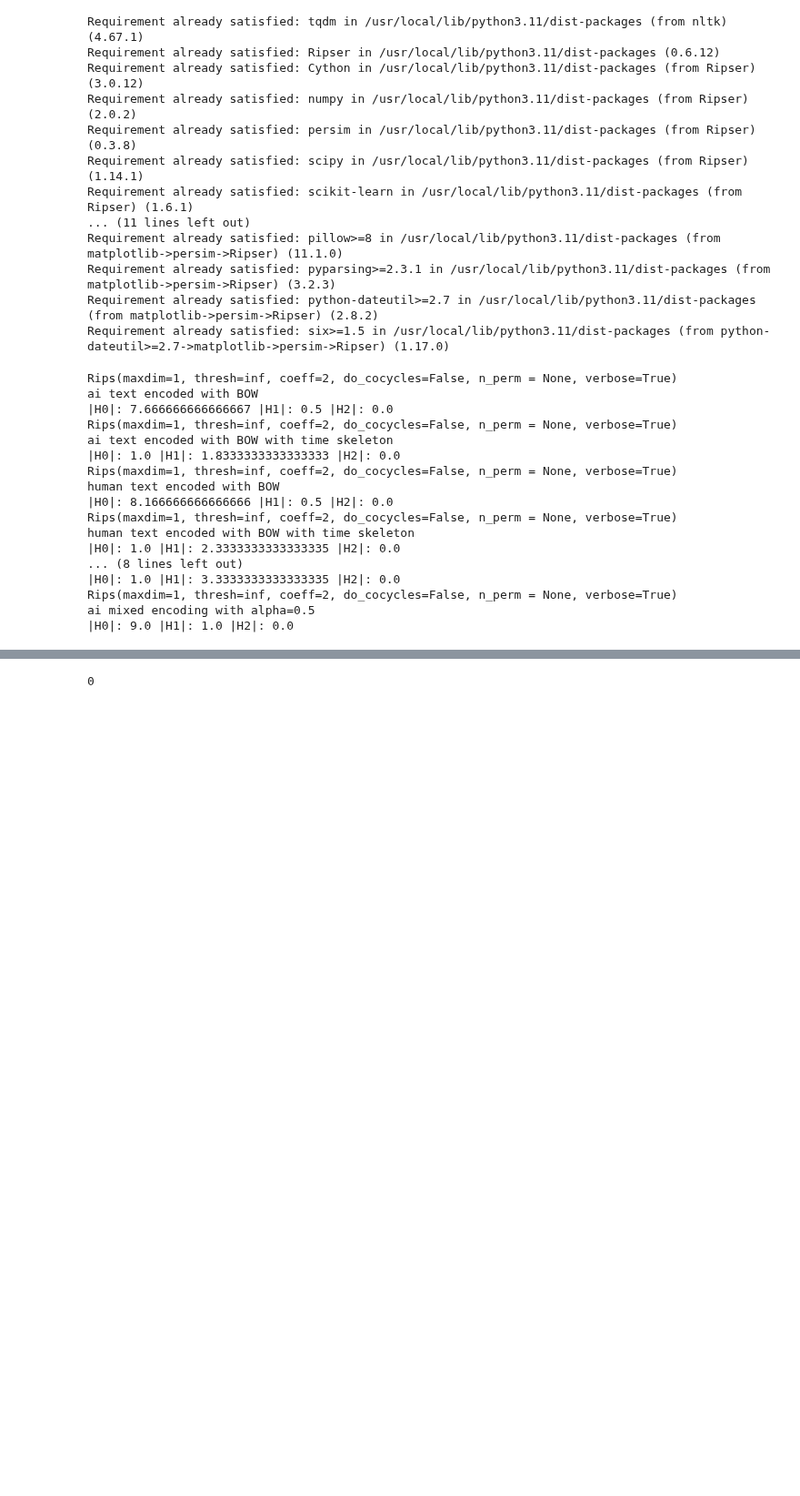
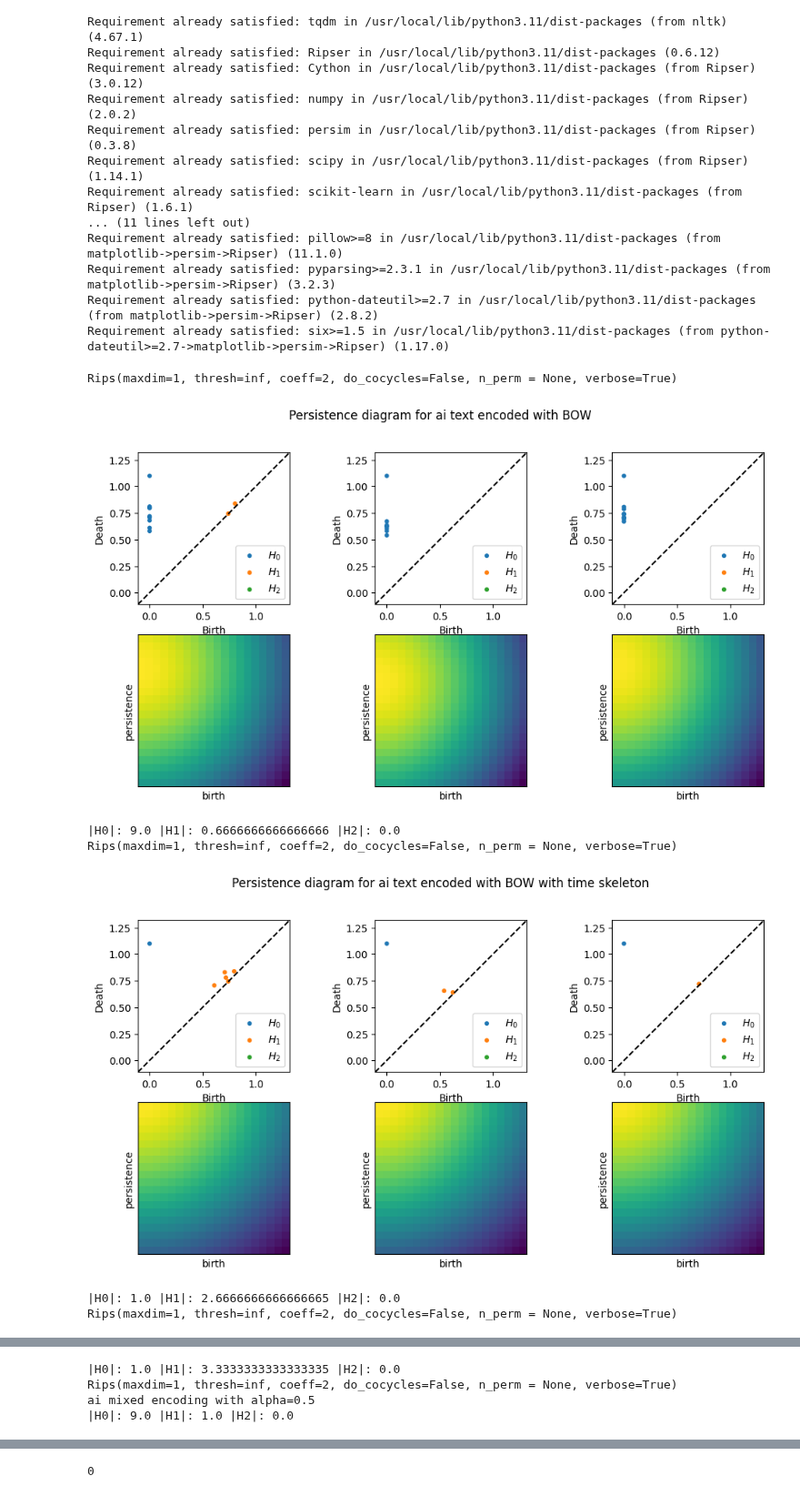
Before and after one commit to aguilin1/tda_ai_text_generation, a Jupyter notebook: tda_ai_text_detection.ipynb, the cells around one changed output, grey strips where cells are left out. Shown at 91% size. Cells and saved outputs as stored; diff of their text form; code cells hidden in the pictures; blank space fills up the shorter version.

Commit message:
Beginning of images (images not working)

```diff
--- a/tda_ai_text_detection.ipynb
+++ b/tda_ai_text_detection.ipynb
@@ -161,6 +161,13 @@ def print_sizes(sizes, num_abstracts):
 
   print("|H0|: {} |H1|: {} |H2|: {}".format(num_h0/num_abstracts, num_h1/num_abstracts, num_h2/num_abstracts))
 
+def replace_infinity(diagrams, replace_with = 1.1):
+  for diagram in diagrams:
+    for point in diagram:
+      if point[1] == np.inf:
+        point[1] = replace_with
+  return diagrams
+
 def run_evaluation(abstract_type, embedding_type, time_skeleton = False, with_smoothing = False, graph = False, num_abstracts = 6):
   _, batch_embeddings = load_cached_embeddings(abstract_type, embedding_type)
 
@@ -174,10 +181,10 @@ def run_evaluation(abstract_type, embedding_type, time_skeleton = False, with_sm
     description += " smoothed"
   if graph:
     num_abstracts = 3
-    plt.figure(figsize=(12,3))
-    title = "Persistence diagram for {}".format
-    plt.title(title)
-    subplot = 1
+    fig,axs = plt.subplots(nrows=2,ncols=3,figsize=(12,6))
+    title = "Persistence diagram for {}".format(description)
+    fig.suptitle(title)
+    subplot = 0
   else:
     print(description)
   for i, embeddings in enumerate(batch_embeddings[0:num_abstracts]):
@@ -185,13 +192,17 @@ def run_evaluation(abstract_type, embedding_type, time_skeleton = False, with_sm
       embeddings = smoothing(embeddings)
     distances = angular_distance_matrix(embeddings, time_skeleton)
     diagram = ripserFiltration(distances)
+
+    pimgr = PersistenceImager(pixel_size=0.05)
+    # pimgr.fit(replace_infinity(diagram))
     persistence_diagrams.append(diagram)
     sizes.append(diagram_sizes(diagram))
 
     if graph:
-      plt.subplot(1,3,subplot)
+      imgs = pimgr.transform(replace_infinity(diagram))
+      pimgr.plot_image(imgs[0], axs[1][subplot])
+      rips.plot(diagram, show=False, ax=axs[0][subplot])
       subplot += 1
-      rips.plot(diagram, show=False)
 
   if graph:
     plt.show()
@@ -214,59 +225,54 @@ def run_mixed_encoding_evaluation(abstract_type, alpha, num_abstracts=6, time_sk
   if time_skeleton:
     description += " with time skeleton"
   if plot:
-    plt.figure(figsize=(12,3))
+    fig,axs = plt.subplots(nrows=2,ncols=3,figsize=(12,6))
     title = "Persistence diagrams for {}".format(description)
-    plt.title(title)
-    subplot = 1
+    fig.suptitle(title)
+    subplot = 0
   else:
     print(description)
   for i in range(num_abstracts):
+    pimgr = PersistenceImager(pixel_size=0.05)
     distances = mixed_distance_matrix(batch_bow_embeddings[i], batch_bert_embeddings[i], alpha, time_skeleton)
     diagram = ripserFiltration(distances)
     persistence_diagrams.append(diagram)
     sizes.append(diagram_sizes(diagram))
 
     if plot:
-      plt.subplot(1,3,subplot)
+      imgs = pimgr.transform(replace_infinity(diagram))
+      pimgr.plot_image(imgs[0], axs[1][subplot])
+      rips.plot(diagram, show=False, ax=axs[0][subplot])
       subplot += 1
-      rips.plot(diagram, show=False)
 
   if plot:
     plt.show()
 
   print_sizes(sizes, num_abstracts)
   return persistence_diagrams
 
-run_evaluation('ai', 'bow')
+run_evaluation('ai', 'bow', graph=True)
 # run_evaluation('ai', 'bow', with_smoothing=True)
-run_evaluation('ai', 'bow', time_skeleton=True)
+run_evaluation('ai', 'bow', time_skeleton=True, graph=True)
+
+run_evaluation('human', 'bow', graph=True)
+# run_evaluation('human', 'bow', with_smoothing=True)
 run_evaluation('human', 'bow')
 # run_evaluation('human', 'bow', with_smoothing=True)
 run_evaluation('human', 'bow', time_skeleton=True)
 
 run_evaluation('ai', 'bert')
 # run_evaluation('ai', 'bert', with_smoothing=True)
 run_evaluation('human', 'bert')
 
-run_mixed_encoding_evaluation('ai', 0.5, 3, time_skeleton=True)
+run_mixed_encoding_evaluation('ai', 0.5, 3, time_skeleton=True, plot=True)
 run_mixed_encoding_evaluation('ai', 0.5, 3);
-# run_mixed_encoding_evaluation('human', 0.5, 3, True)
+# run_mixed_encoding_evaluation('human', 0.5, 3, time_skeleton=True)
 # run_mixed_encoding_evaluation('human', 0.5, 3)
 # %% [output]
 Rips(maxdim=1, thresh=inf, coeff=2, do_cocycles=False, n_perm = None, verbose=True)
-ai text encoded with BOW
-|H0|: 7.666666666666667 |H1|: 0.5 |H2|: 0.0
-Rips(maxdim=1, thresh=inf, coeff=2, do_cocycles=False, n_perm = None, verbose=True)
-ai text encoded with BOW with time skeleton
-|H0|: 1.0 |H1|: 1.8333333333333333 |H2|: 0.0
-Rips(maxdim=1, thresh=inf, coeff=2, do_cocycles=False, n_perm = None, verbose=True)
-human text encoded with BOW
-|H0|: 8.166666666666666 |H1|: 0.5 |H2|: 0.0
-Rips(maxdim=1, thresh=inf, coeff=2, do_cocycles=False, n_perm = None, verbose=True)
-human text encoded with BOW with time skeleton
-|H0|: 1.0 |H1|: 2.3333333333333335 |H2|: 0.0
-... (8 lines left out)
-|H0|: 1.0 |H1|: 3.3333333333333335 |H2|: 0.0
-Rips(maxdim=1, thresh=inf, coeff=2, do_cocycles=False, n_perm = None, verbose=True)
-ai mixed encoding with alpha=0.5
-|H0|: 9.0 |H1|: 1.0 |H2|: 0.0
+[figure, added]
+|H0|: 9.0 |H1|: 0.6666666666666666 |H2|: 0.0
+Rips(maxdim=1, thresh=inf, coeff=2, do_cocycles=False, n_perm = None, verbose=True)
+[figure, added]
+|H0|: 1.0 |H1|: 2.6666666666666665 |H2|: 0.0
+Rips(maxdim=1, thresh=inf, coeff=2, do_cocycles=False, n_perm = None, verbose=True)
@@ -273,3 +295,7 @@ ai mixed encoding with alpha=0.5
+|H0|: 1.0 |H1|: 3.3333333333333335 |H2|: 0.0
+Rips(maxdim=1, thresh=inf, coeff=2, do_cocycles=False, n_perm = None, verbose=True)
+ai mixed encoding with alpha=0.5
+|H0|: 9.0 |H1|: 1.0 |H2|: 0.0
 # %%
 import ripser
 import persim
```
Also changed, not shown: parts of 1 cell of this notebook.
